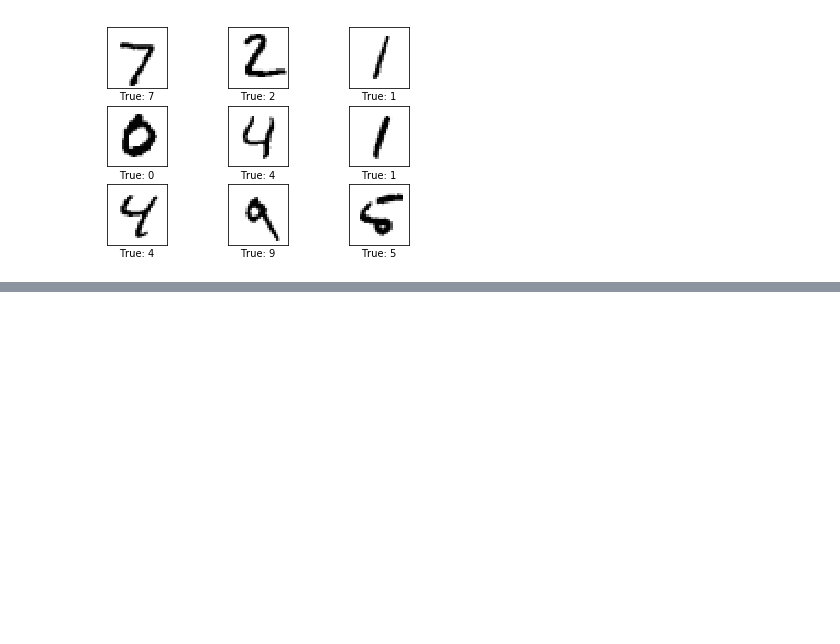
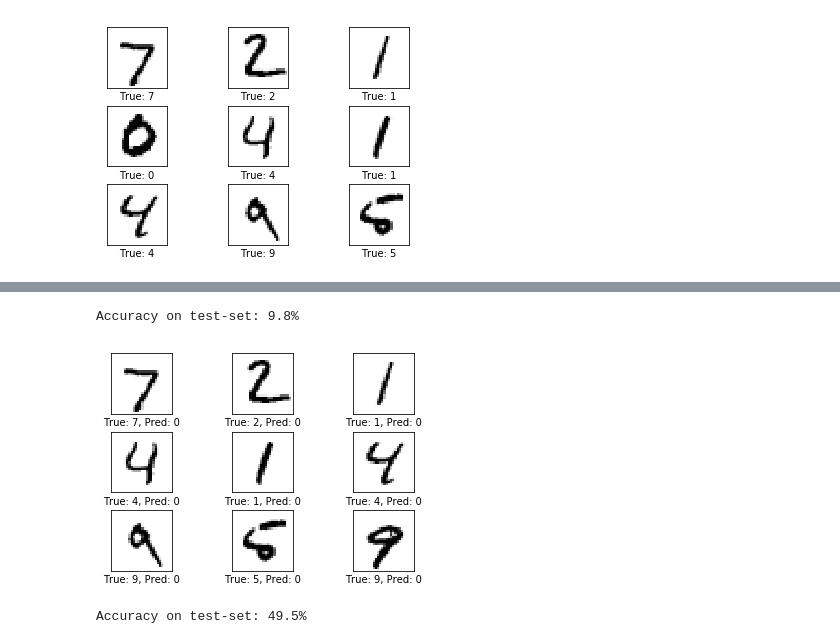
Before and after one commit to shree-ranga/MNIST-Web, a Jupyter notebook: Simple_Linear_Model.ipynb, the cells around one changed output, grey strips where cells are left out. Cells and saved outputs as stored; diff of their text form; code cells hidden in the pictures; blank space fills up the shorter version.

```diff
--- a/Simple_Linear_Model.ipynb
+++ b/Simple_Linear_Model.ipynb
@@ -166,0 +181,15 @@ IndentationError: expected an indented block (<ipython-input-19-b94e7e6f6613>, l
+# %%
+# Helper Functions to show the performance
+
+# feed test data into tf
+feed_dict_test = {x: data.test.images,
+                  y_true: data.test.labels,
+                  y_true_cls: data.test.cls}
+
+# Function to print classification accuracy on the test set
+def print_accuracy():
+    # TensorFlow to calculate the accuracy
+    acc = session.run(accuracy, feed_dict=feed_dict_test)
+
+    # Print the accuracy
+    print("Accuracy on test-set: {0:.1%}".format(acc))
@@ -166,0 +222,26 @@ IndentationError: expected an indented block (<ipython-input-19-b94e7e6f6613>, l
+# %%
+# Function for plotting images that were misclassified in the test-set
+def plot_example_errors():
+    # Use tensorflow to get a list of boolean values
+    # whether each image has been correctly classified,
+    # and a list of predicted class for each image
+    correct, cls_pred = session.run([correct_prediction, y_pred_cls],
+                                    feed_dict=feed_dict_test)
+
+    # Negate the boolean array?
+    incorrect = (correct == False)
+
+    # Get the images from the test set
+    # that have been misclassified
+    images = data.test.images[incorrect]
+
+    # Get the predicted classes for those images
+    cls_pred = cls_pred[incorrect]
+
+    # Get the true classes for those images
+    cls_true = data.test.cls[incorrect]
+
+    # plot the first 9 images
+    plot_images(images=images[0:9],
+               cls_true=cls_true[0:9],
+               cls_pred=cls_pred[0:9])
@@ -166,0 +283,9 @@ IndentationError: expected an indented block (<ipython-input-19-b94e7e6f6613>, l
+# %%
+# Performance before optimization
+print_accuracy()
+# %% [output]
+Accuracy on test-set: 9.8%
+# %%
+plot_example_errors()
+# %% [output]
+[figure, added]
@@ -166,0 +295,5 @@ IndentationError: expected an indented block (<ipython-input-19-b94e7e6f6613>, l
+# %%
+# accuracy after 1 optimization iteration
+print_accuracy()
+# %% [output]
+Accuracy on test-set: 49.5%
```
Also changed, not shown: parts of 18 cells of this notebook.
